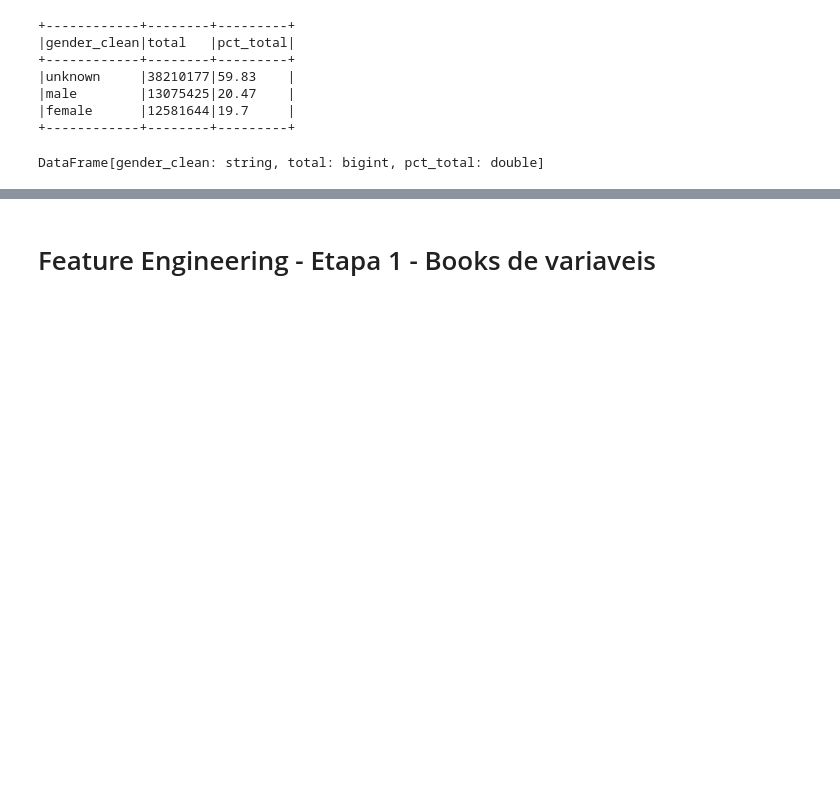
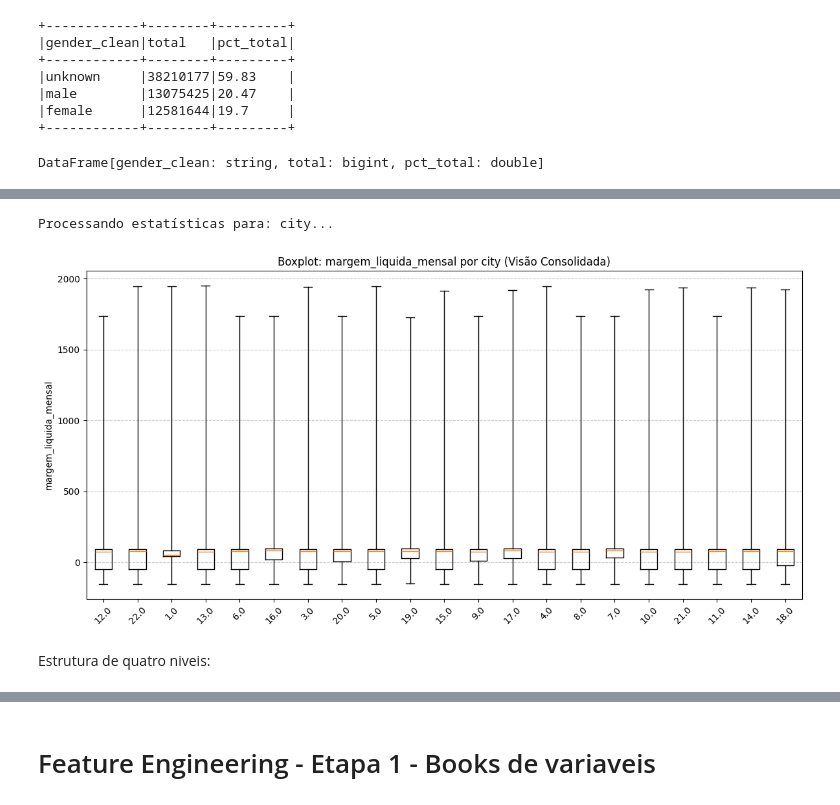
Before and after one commit to GuMauriz/datamaster, a Jupyter notebook: project.ipynb, the cells around one changed output, grey strips where cells are left out. Cells and saved outputs as stored; diff of their text form; code cells hidden in the pictures; blank space fills up the shorter version.

```diff
--- a/project.ipynb
+++ b/project.ipynb
@@ -3778,0 +3800,4 @@ df_members_fix.coalesce(4).write.mode("overwrite").parquet("C:\\Users\\Gustavo\\
+# %%
+df_members_fix = spark.read.parquet(f"{silver_path}/df_members_fix.parquet")
+# %%
+df_spine = df_members_fix.filter(F.col("is_ativo").isin(1)).select("msno", "safra").distinct()
@@ -3778,0 +3835,6 @@ df_members_fix.coalesce(4).write.mode("overwrite").parquet("C:\\Users\\Gustavo\\
+# %%
+df_base = (df_spine
+    .join(df_members_fix.filter(F.col("is_ativo").isin(1)), on=["msno", "safra"], how="left")
+    .join(df_logs_fix, on=["msno", "safra"], how="left")
+    .join(df_transactions_fix, on=["msno", "safra"], how="left")
+)
@@ -3778,0 +4053,7 @@ df_members_fix.coalesce(4).write.mode("overwrite").parquet("C:\\Users\\Gustavo\\
+# %%
+plot_boxplot(df_base, ["city"], "margem_liquida_mensal", agrupar_por_safra=False)
+# %% [output]
+Processando estatísticas para: city...
+[figure, added]
+# %% [markdown]
+Estrutura de quatro niveis:
```
Also changed, not shown: parts of 71 cells of this notebook.
